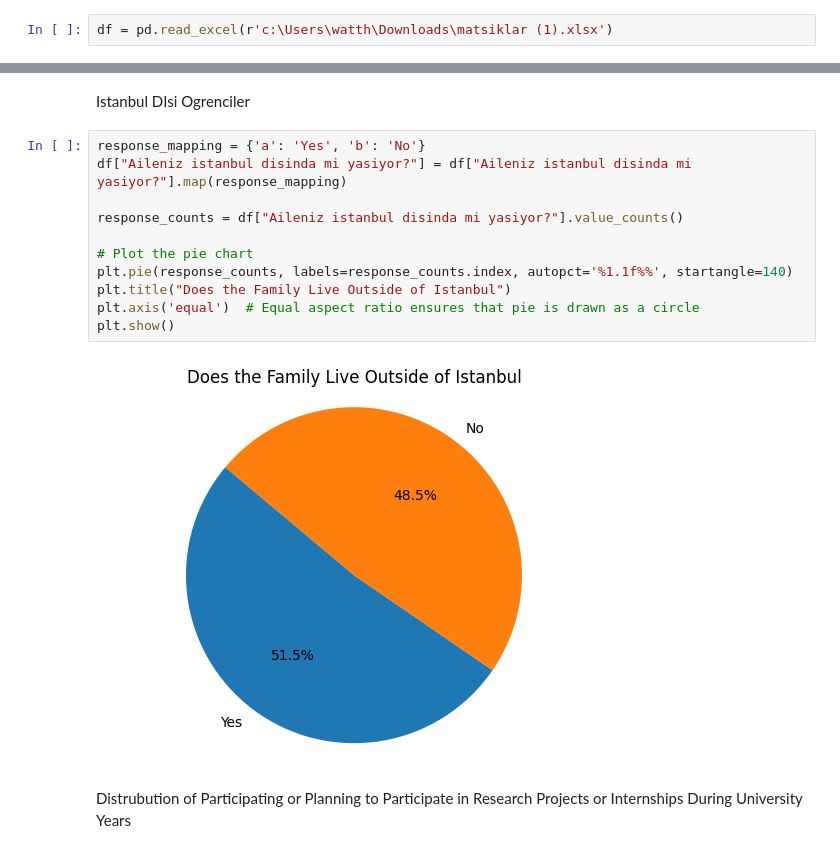
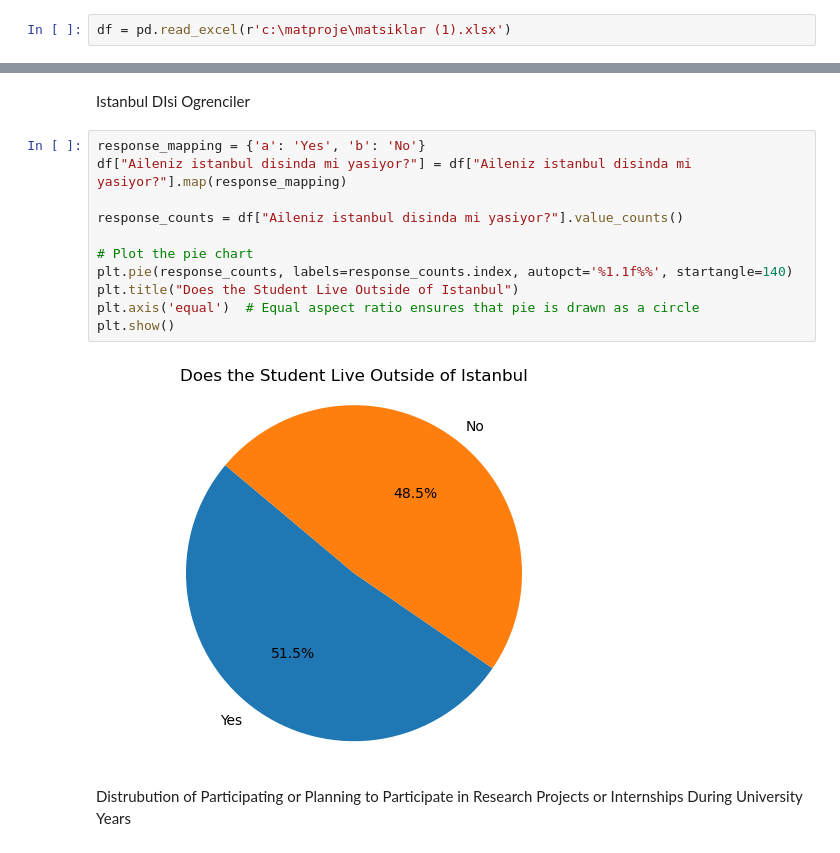
Before and after one commit to cRotinda/MathEnginerringResearch, a Jupyter notebook: matproje.ipynb, the cells around one changed output, grey strips where cells are left out. Cells and saved outputs as stored; diff of their text form.

```diff
--- a/matproje.ipynb
+++ b/matproje.ipynb
@@ -14,7 +14,7 @@ from sklearn.preprocessing import LabelEncoder
 
 pd.reset_option('max_colwidth')
 # %%
-df = pd.read_excel(r'c:\Users\watth\Downloads\matsiklar (1).xlsx')
+df = pd.read_excel(r'c:\matproje\matsiklar (1).xlsx')
 # %%
 counts = df['Babanizin meslegi nedir? (Diger secenegini secmeniz durumunda lutfen kisaca cevabinizi yazin)'].value_counts()
 counts
@@ -312,16 +312,16 @@ Istanbul DIsi Ogrenciler
 # %%
 response_mapping = {'a': 'Yes', 'b': 'No'}
 df["Aileniz istanbul disinda mi yasiyor?"] = df["Aileniz istanbul disinda mi yasiyor?"].map(response_mapping)
 
 response_counts = df["Aileniz istanbul disinda mi yasiyor?"].value_counts()
 
 # Plot the pie chart
 plt.pie(response_counts, labels=response_counts.index, autopct='%1.1f%%', startangle=140)
-plt.title("Does the Family Live Outside of Istanbul")
+plt.title("Does the Student Live Outside of Istanbul")
 plt.axis('equal')  # Equal aspect ratio ensures that pie is drawn as a circle
 plt.show()
 # %% [output]
-[figure, old version]
+[figure, new version]
 # %% [markdown]
 Distrubution of Participating or Planning to Participate in Research Projects or Internships During University Years
 # %%
```
Also changed, not shown: parts of 26 cells of this notebook.
